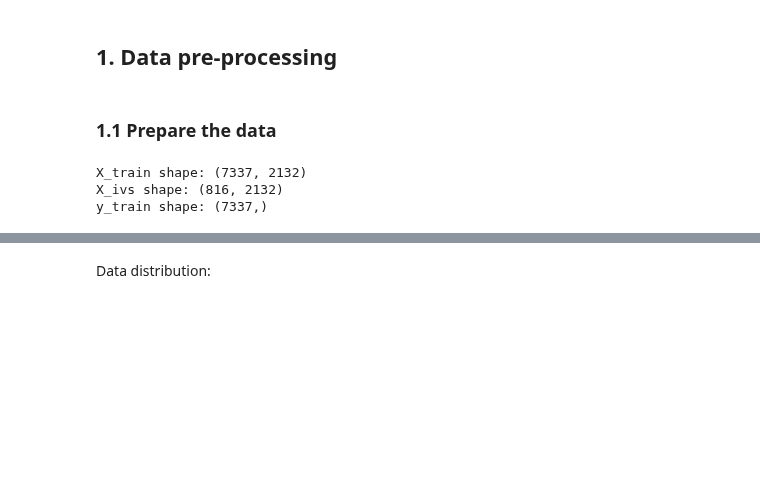
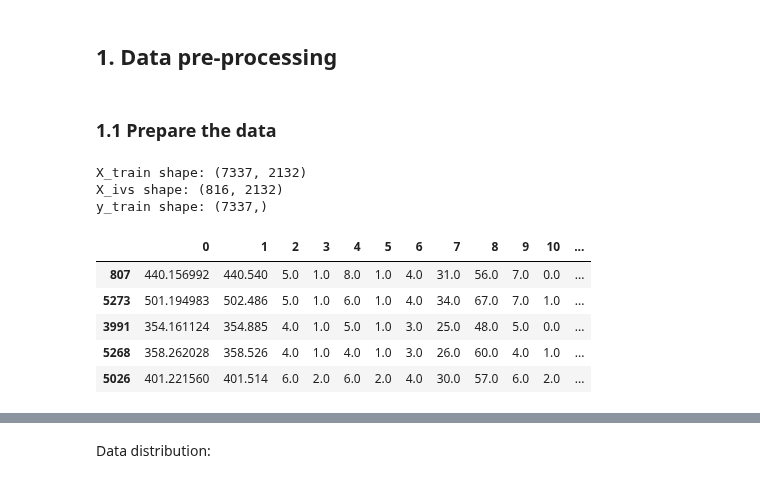
Before and after one commit to AntunesCSR/ML_Group_Projects, a Jupyter notebook: HA3/HA3.ipynb, the cells around one changed output, grey strips where cells are left out. Drawn from its saved outputs; the diff is of its cells as text; code cells hidden in the pictures; blank space fills up the shorter version.

Commit message:
display data

```diff
--- a/HA3/HA3.ipynb
+++ b/HA3/HA3.ipynb
@@ -35,3 +33,12 @@ print("y_train shape:", y_train.shape if hasattr(y_train, 'shape') else len(y_tr
 X_train shape: (7337, 2132)
 X_ivs shape: (816, 2132)
 y_train shape: (7337,)
+# %%
+pd.DataFrame(X_train).sample(5)
+# %% [output]
+|  | 0 | 1 | 2 | 3 | 4 | 5 | 6 | 7 | 8 | 9 | 10 | ... |
+| 807 | 440.156992 | 440.540 | 5.0 | 1.0 | 8.0 | 1.0 | 4.0 | 31.0 | 56.0 | 7.0 | 0.0 | ... |
+| 5273 | 501.194983 | 502.486 | 5.0 | 1.0 | 6.0 | 1.0 | 4.0 | 34.0 | 67.0 | 7.0 | 1.0 | ... |
+| 3991 | 354.161124 | 354.885 | 4.0 | 1.0 | 5.0 | 1.0 | 3.0 | 25.0 | 48.0 | 5.0 | 0.0 | ... |
+| 5268 | 358.262028 | 358.526 | 4.0 | 1.0 | 4.0 | 1.0 | 3.0 | 26.0 | 60.0 | 4.0 | 1.0 | ... |
+| 5026 | 401.221560 | 401.514 | 6.0 | 2.0 | 6.0 | 2.0 | 4.0 | 30.0 | 57.0 | 6.0 | 2.0 | ... |
```
Also changed, not shown: parts of 3 cells of this notebook.
